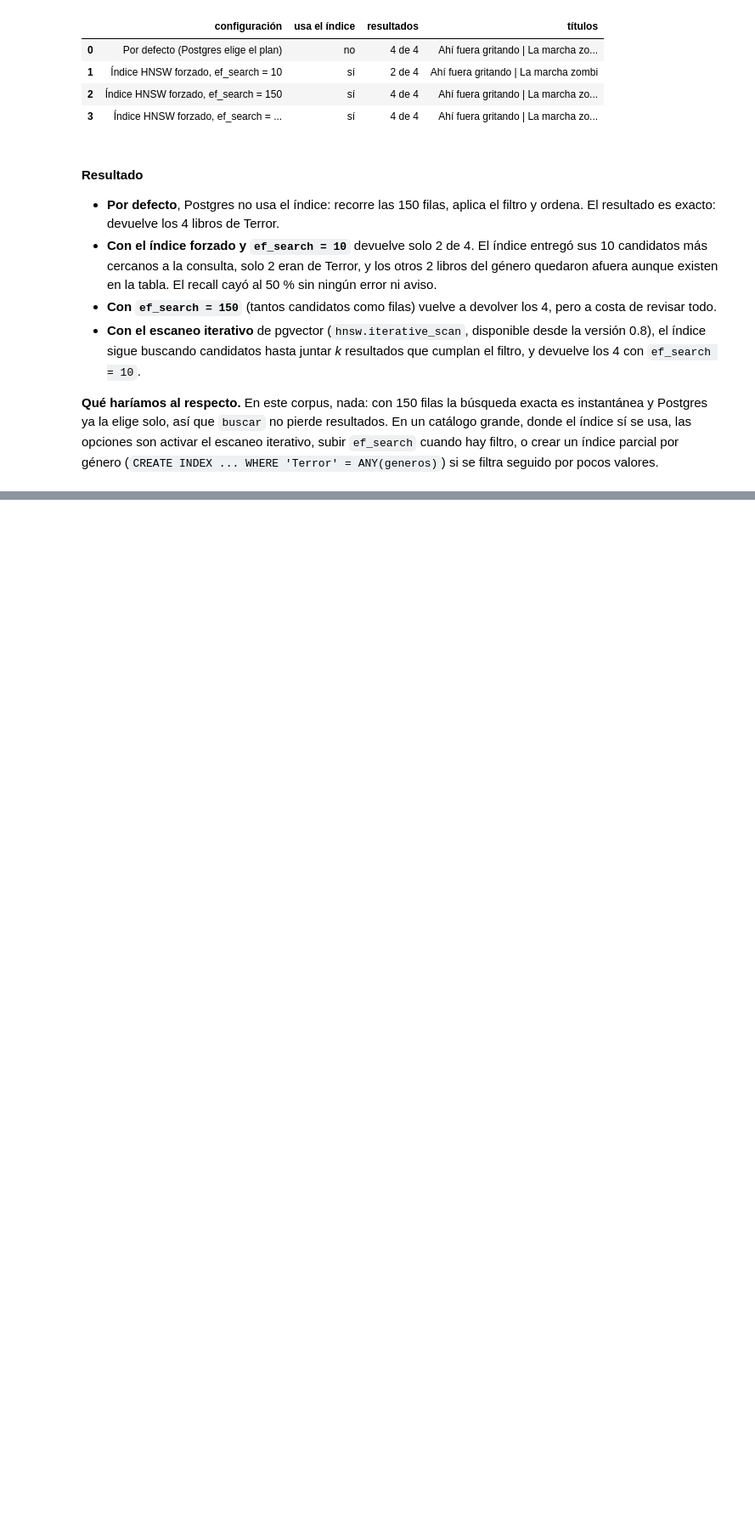
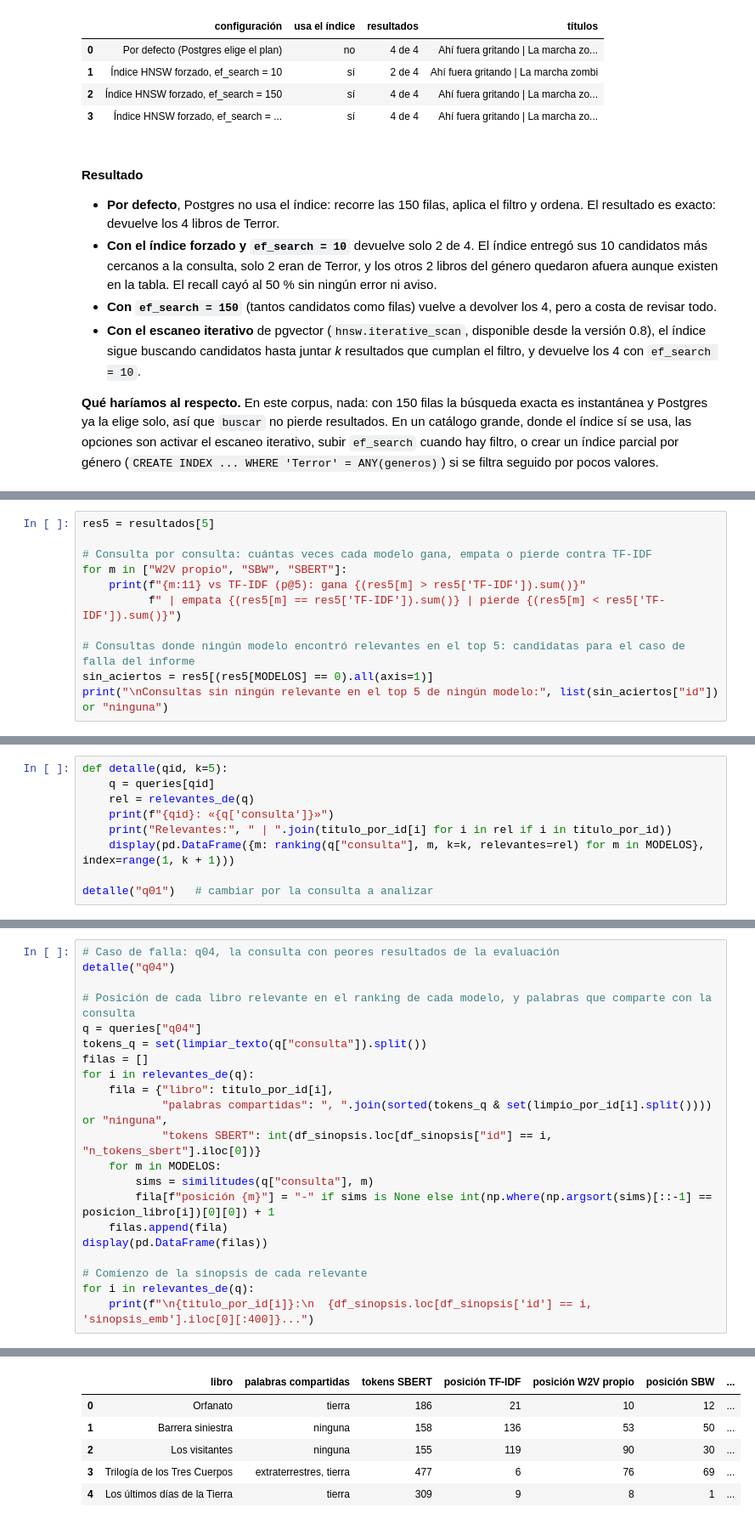
Before and after one commit to Franrnn/TUIA-NLP, a Jupyter notebook: src/TP2_Renna_Gomez_Ruiz_Esparza.ipynb, the cells around one changed output, grey strips where cells are left out. Shown at 85% size. Drawn from its saved outputs; the diff is of its cells as text; blank space fills up the shorter version.

```diff
--- a/src/TP2_Renna_Gomez_Ruiz_Esparza.ipynb
+++ b/src/TP2_Renna_Gomez_Ruiz_Esparza.ipynb
@@ -1318,0 +1488,11 @@ if BASE_DISPONIBLE:
+# %%
+res5 = resultados[5]
+
+# Consulta por consulta: cuántas veces cada modelo gana, empata o pierde contra TF-IDF
+for m in ["W2V propio", "SBW", "SBERT"]:
+    print(f"{m:11} vs TF-IDF (p@5): gana {(res5[m] > res5['TF-IDF']).sum()}"
+          f" | empata {(res5[m] == res5['TF-IDF']).sum()} | pierde {(res5[m] < res5['TF-IDF']).sum()}")
+
+# Consultas donde ningún modelo encontró relevantes en el top 5: candidatas para el caso de falla del informe
+sin_aciertos = res5[(res5[MODELOS] == 0).all(axis=1)]
+print("\nConsultas sin ningún relevante en el top 5 de ningún modelo:", list(sin_aciertos["id"]) or "ninguna")
@@ -1318,0 +1505,9 @@ if BASE_DISPONIBLE:
+# %%
+def detalle(qid, k=5):
+    q = queries[qid]
+    rel = relevantes_de(q)
+    print(f"{qid}: «{q['consulta']}»")
+    print("Relevantes:", " | ".join(titulo_por_id[i] for i in rel if i in titulo_por_id))
+    display(pd.DataFrame({m: ranking(q["consulta"], m, k=k, relevantes=rel) for m in MODELOS}, index=range(1, k + 1)))
+
+detalle("q01")   # cambiar por la consulta a analizar
@@ -1318,0 +1550,22 @@ if BASE_DISPONIBLE:
+# %%
+# Caso de falla: q04, la consulta con peores resultados de la evaluación
+detalle("q04")
+
+# Posición de cada libro relevante en el ranking de cada modelo, y palabras que comparte con la consulta
+q = queries["q04"]
+tokens_q = set(limpiar_texto(q["consulta"]).split())
+filas = []
+for i in relevantes_de(q):
+    fila = {"libro": titulo_por_id[i],
+            "palabras compartidas": ", ".join(sorted(tokens_q & set(limpio_por_id[i].split()))) or "ninguna",
+            "tokens SBERT": int(df_sinopsis.loc[df_sinopsis["id"] == i, "n_tokens_sbert"].iloc[0])}
+    for m in MODELOS:
+        sims = similitudes(q["consulta"], m)
+        fila[f"posición {m}"] = "-" if sims is None else int(np.where(np.argsort(sims)[::-1] == posicion_libro[i])[0][0]) + 1
+    filas.append(fila)
+display(pd.DataFrame(filas))
+
+# Comienzo de la sinopsis de cada relevante
+for i in relevantes_de(q):
+    print(f"\n{titulo_por_id[i]}:\n  {df_sinopsis.loc[df_sinopsis['id'] == i, 'sinopsis_emb'].iloc[0][:400]}...")
+# %% [output]
@@ -1318,0 +1580,6 @@ if BASE_DISPONIBLE:
+|  | libro | palabras compartidas | tokens SBERT | posición TF-IDF | posición W2V propio | posición SBW | ... |
+| 0 | Orfanato | tierra | 186 | 21 | 10 | 12 | ... |
+| 1 | Barrera siniestra | ninguna | 158 | 136 | 53 | 50 | ... |
+| 2 | Los visitantes | ninguna | 155 | 119 | 90 | 30 | ... |
+| 3 | Trilogía de los Tres Cuerpos | extraterrestres, tierra | 477 | 6 | 76 | 69 | ... |
+| 4 | Los últimos días de la Tierra | tierra | 309 | 9 | 8 | 1 | ... |
```
Also changed, not shown: parts of 20 cells of this notebook, 5 other files.
